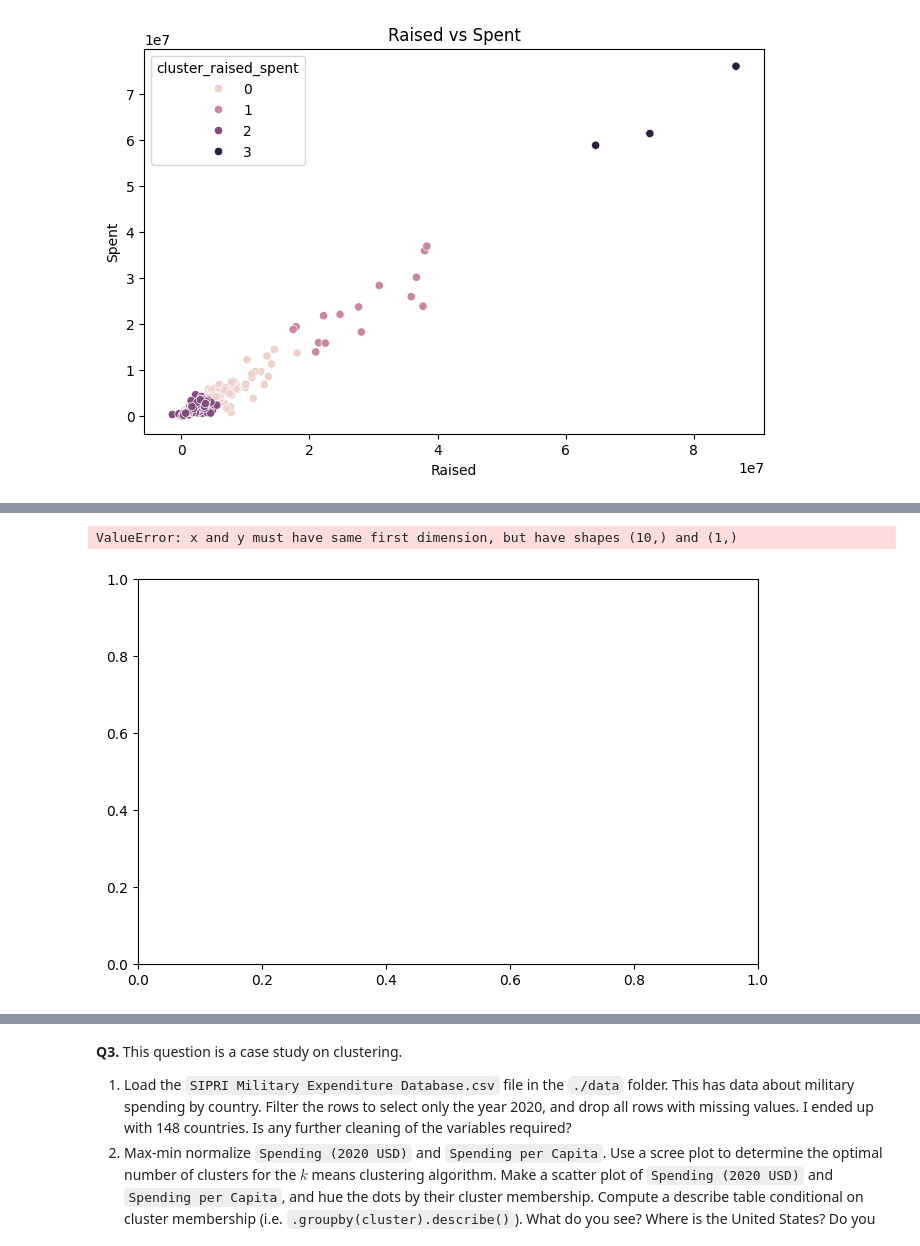
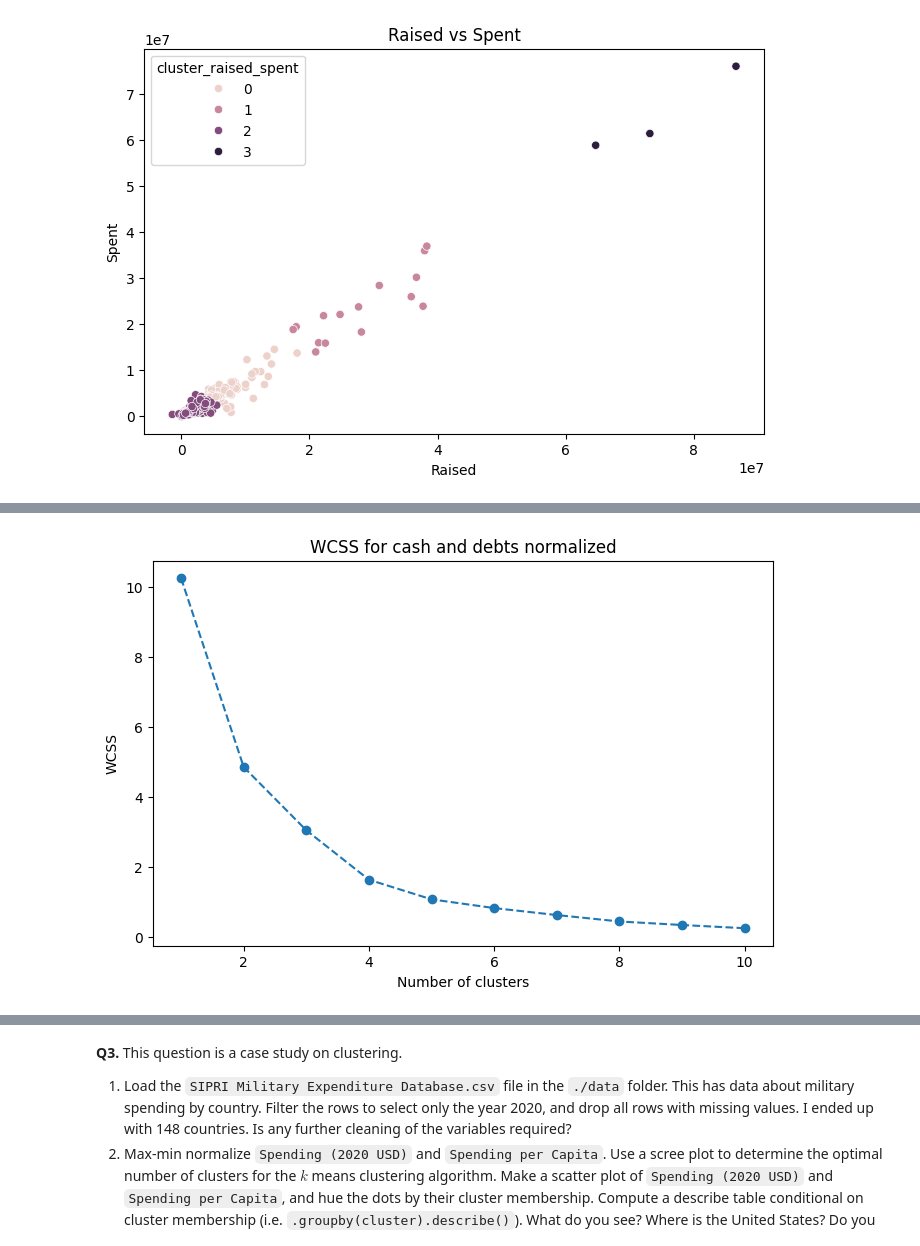
Before and after one commit to corinnefog/clustering, a Jupyter notebook: assignment/assignment_clustering.ipynb, the cells around one changed output, grey strips where cells are left out. Cells and saved outputs as stored; diff of their text form; code cells hidden in the pictures.

```diff
--- a/assignment/assignment_clustering.ipynb
+++ b/assignment/assignment_clustering.ipynb
@@ -139,7 +139,7 @@ data['Raised'] = pd.to_numeric(data['Raised'])
 data['Spent'] = data['Spent'].replace('$','').replace(',','')
 data['Spent'] = pd.to_numeric(data['Spent'])
 data['Debts'] = data['Debts'].replace('$','')
-data['Cash on Hand'] = data['Cash on Hand'].replace('$','').replace(',','')
+data['Cash on Hand'] = data['Cash on Hand'].str.replace('$','').str.replace(',','')
 data['Cash on Hand'] = pd.to_numeric(data['Cash on Hand'])
 data.head()
 # %% [output]
@@ -184,7 +184,7 @@ plt.show()
 # %% [output]
 [figure]
 # %%
-data['Debts'] = data['Debts'].replace('$','').replace(',','')
+data['Debts'] = data['Debts'].str.replace('$','').str.replace(',','')
 data['Debts'] = pd.to_numeric(data['Debts'])
 data.head()
 # %% [output]
@@ -197,20 +197,20 @@ data.head()
 # %%
 def wcss2(data, max_k=10):
     wcss = []
     for k in range(1, max_k + 1):
         kmeans = KMeans(n_clusters=k, random_state=100, n_init=10)
         kmeans.fit(data[['cash_norm','debts_norm']])
         wcss.append(kmeans.inertia_)
-    return wcss2
+    return wcss
+
 data[['cash_norm', 'debts_norm']] = scaler.fit_transform(data[['Cash on Hand', 'Debts']])
 wcss_cash_debts = wcss2(data[['cash_norm', 'debts_norm']])
 plt.figure(figsize=(8,5))
 plt.plot(range(1,11), wcss_cash_debts, marker='o', linestyle='--')
 plt.xlabel('Number of clusters')
 plt.ylabel('WCSS')
 plt.title('WCSS for cash and debts normalized')
 plt.show()
 # %% [output]
-ValueError: x and y must have same first dimension, but have shapes (10,) and (1,)
-[figure, old version]
+[figure, new version]
 # %%
```
Also changed, not shown: parts of 4 cells of this notebook.
